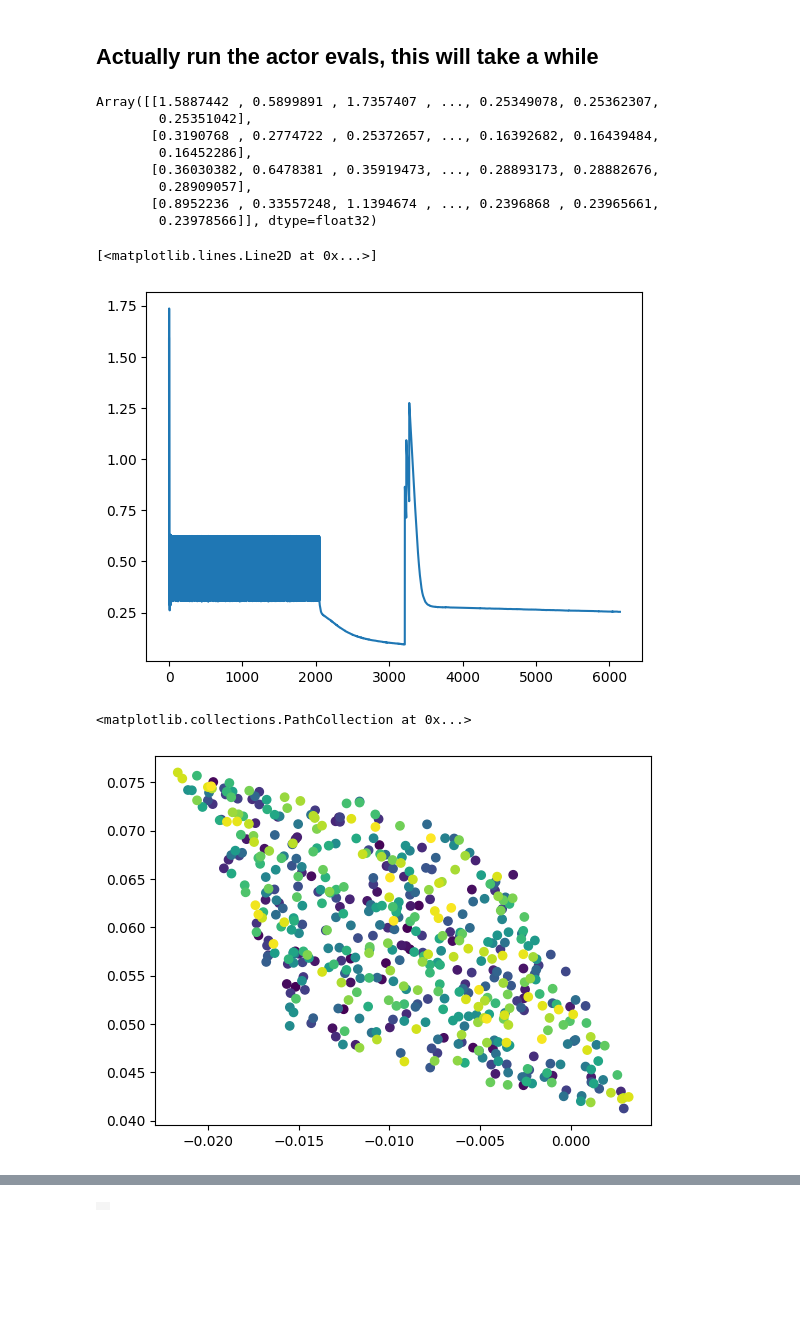
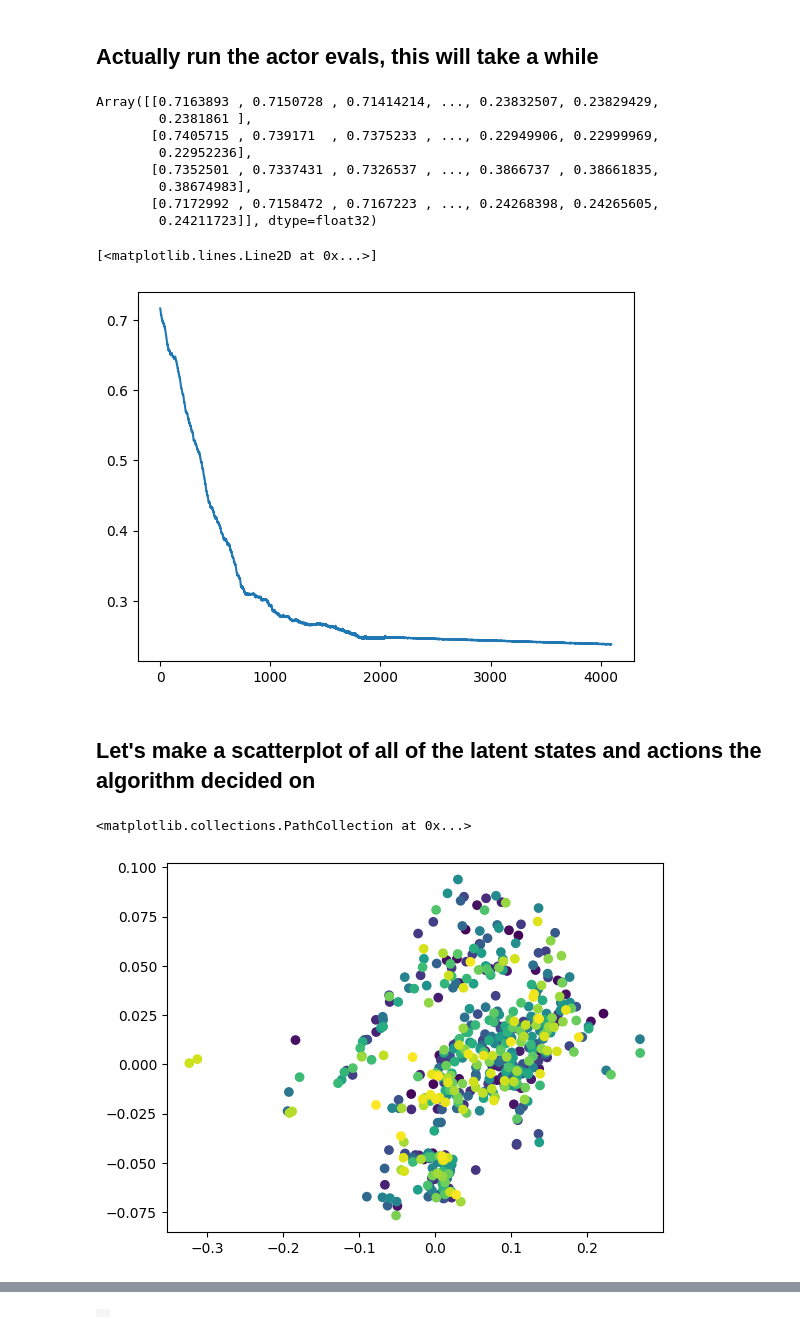
Before and after one commit to mishmish66/go_by_vibes, a Jupyter notebook: actor_eval.ipynb, the cells around one changed output, grey strips where cells are left out. Saved outputs shown, nothing was run; the diff lists cells and outputs as text; code cells hidden in the pictures; blank space fills up the shorter version.

```diff
--- a/actor_eval.ipynb
+++ b/actor_eval.ipynb
@@ -143,7 +143,7 @@ vibe_state = VibeState.init(rng, vibe_config)
 checkpoint_dir = "checkpoints"
 
 vibe_state = checkpointer.restore(
-    os.path.join(checkpoint_dir, "checkpoint_r52_s512.0"), item=vibe_state
+    os.path.join(checkpoint_dir, "checkpoint_r42_s512.0"), item=vibe_state
 )
 # %%
 vibe_state
@@ -178,10 +178,10 @@ evaluate_actor_partial = jax.tree_util.Partial(
     big_step_size=0.5,
     big_steps=2048,
     small_step_size=0.001,
-    small_steps=4096,
-    big_post_steps=0,
+    small_steps=2048,
+    big_post_steps=32,
     small_post_steps=32,
-    target_q=1.0,
+    target_q=2.0,
 )
 
 start_state = env_cls.init()
@@ -247,32 +247,34 @@ predicted_latent_states = jax.vmap(
 # %%
 costs
 # %% [output]
-Array([[1.5887442 , 0.5899891 , 1.7357407 , ..., 0.25349078, 0.25362307,
-        0.25351042],
-       [0.3190768 , 0.2774722 , 0.25372657, ..., 0.16392682, 0.16439484,
-        0.16452286],
-       [0.36030382, 0.6478381 , 0.35919473, ..., 0.28893173, 0.28882676,
-        0.28909057],
-       [0.8952236 , 0.33557248, 1.1394674 , ..., 0.2396868 , 0.23965661,
-        0.23978566]], dtype=float32)
+Array([[0.7163893 , 0.7150728 , 0.71414214, ..., 0.23832507, 0.23829429,
+        0.2381861 ],
+       [0.7405715 , 0.739171  , 0.7375233 , ..., 0.22949906, 0.22999969,
+        0.22952236],
+       [0.7352501 , 0.7337431 , 0.7326537 , ..., 0.3866737 , 0.38661835,
+        0.38674983],
+       [0.7172992 , 0.7158472 , 0.7167223 , ..., 0.24268398, 0.24265605,
+        0.24211723]], dtype=float32)
 # %%
 plt.plot(costs[0])
 # %% [output]
 [<matplotlib.lines.Line2D at 0x...>]
-[figure, old version]
+[figure, new version]
+# %% [markdown]
+## Let's make a scatterplot of all of the latent states and actions the algorithm decided on
 # %%
 import numpy as np
 
 colors = cm.viridis(np.linspace(0, 1, predicted_latent_states.shape[1]))
 plt.scatter(
-    predicted_latent_states[2, :, 0],
-    predicted_latent_states[2, :, 1],
+    predicted_latent_states[2, :, 3],
+    predicted_latent_states[2, :, 4],
     c=range(predicted_latent_states.shape[1]),
     cmap="viridis",
 )
 # %% [output]
 <matplotlib.collections.PathCollection at 0x...>
-[figure, old version]
+[figure, new version]
 # %%
 plt.scatter(optimized_actions[2, :, 0], optimized_actions[2, :, 1], c=range(len(optimized_actions[0])), cmap="viridis")
 # %% [output]
```
Also changed, not shown: parts of 21 cells of this notebook.
